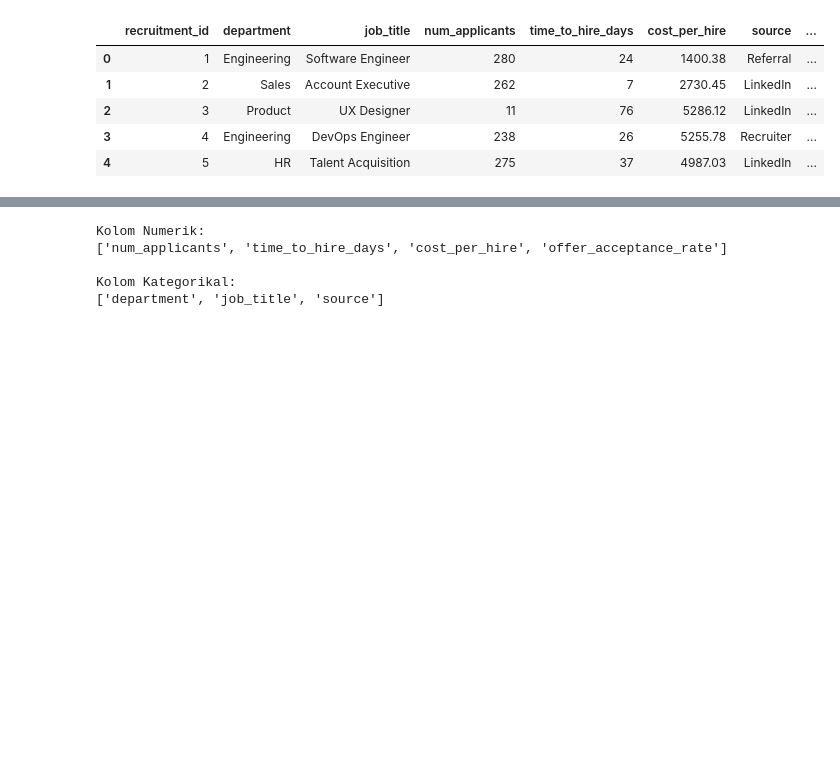
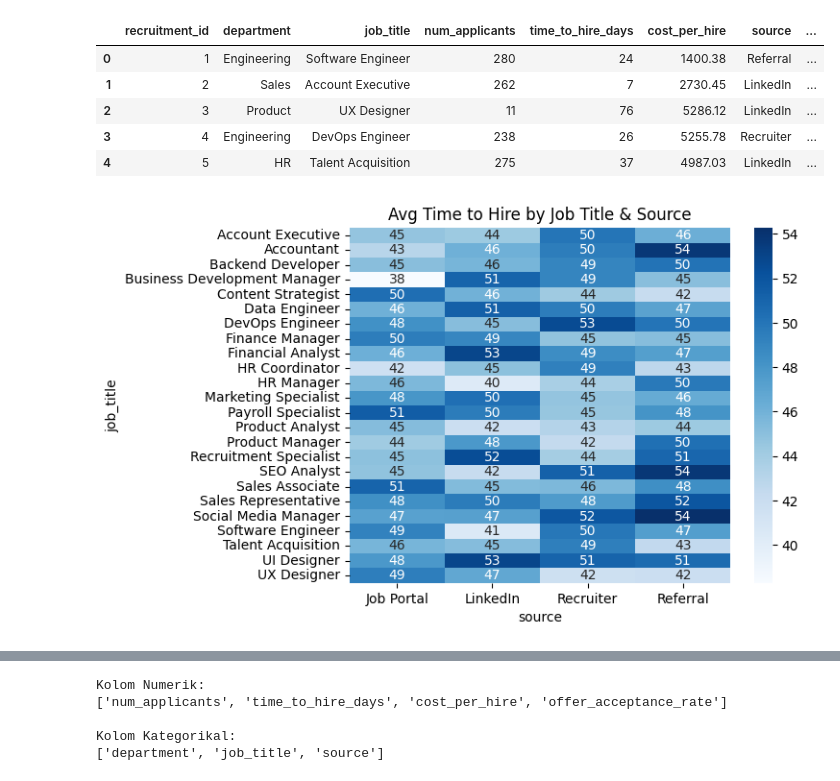
Before and after one commit to Aqillaaprly/Rakamin_FinalProject_DS59, a Jupyter notebook: Stage_2_Cluster,_Regresi,_Optimal_Score.ipynb, the cells around one changed output, grey strips where cells are left out. Cells and saved outputs as stored; diff of their text form; code cells hidden in the pictures; blank space fills up the shorter version.

```diff
--- a/Stage_2_Cluster,_Regresi,_Optimal_Score.ipynb
+++ b/Stage_2_Cluster,_Regresi,_Optimal_Score.ipynb
@@ -18,3 +18,16 @@ df.head()
 | 2 | 3 | Product | UX Designer | 11 | 76 | 5286.12 | LinkedIn | ... |
 | 3 | 4 | Engineering | DevOps Engineer | 238 | 26 | 5255.78 | Recruiter | ... |
 | 4 | 5 | HR | Talent Acquisition | 275 | 37 | 4987.03 | LinkedIn | ... |
+# %%
+#Heatmap Correlation between source and job_title for time to hire
+pivot = df.pivot_table(
+    index="job_title",
+    columns="source",
+    values="time_to_hire_days",
+    aggfunc="mean"
+)
+sns.heatmap(pivot, annot=True, fmt=".0f", cmap="Blues")
+plt.title("Avg Time to Hire by Job Title & Source")
+plt.show()
+# %% [output]
+[figure, added]
```
Also changed, not shown: parts of 11 cells of this notebook.
